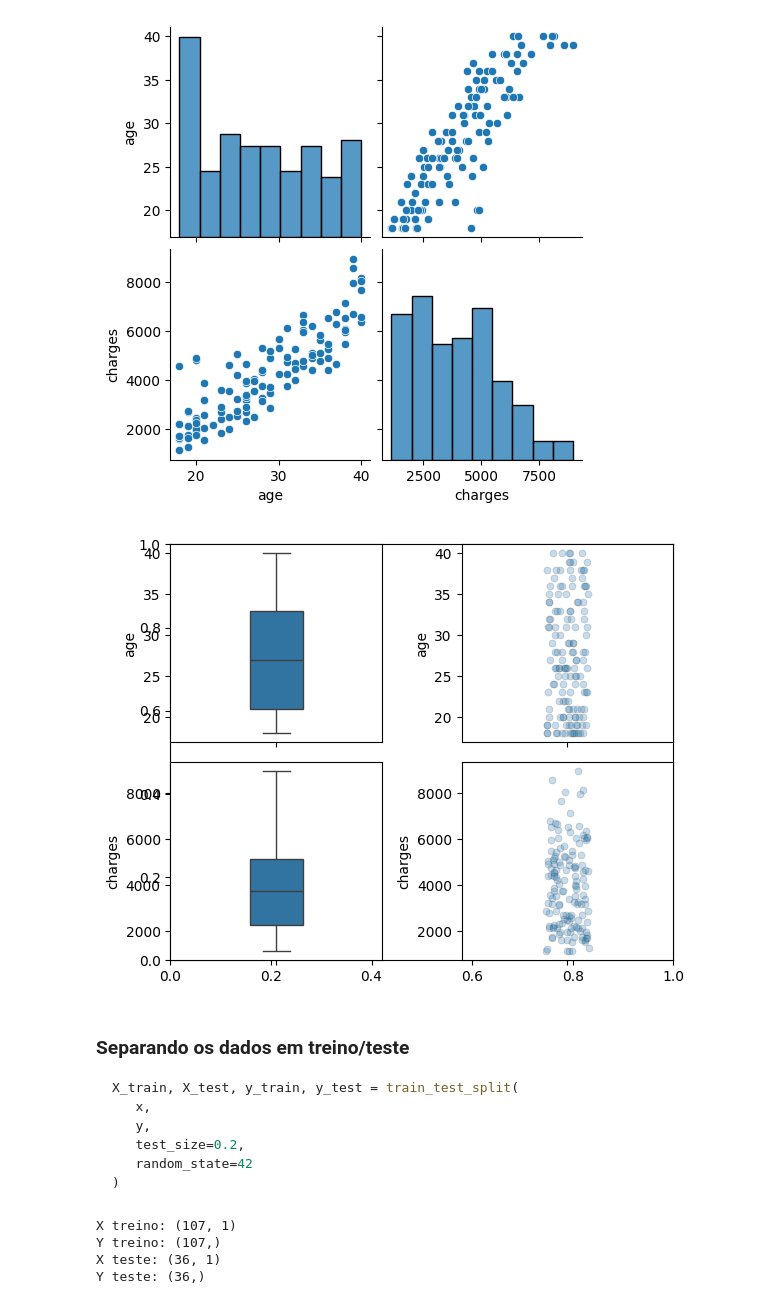
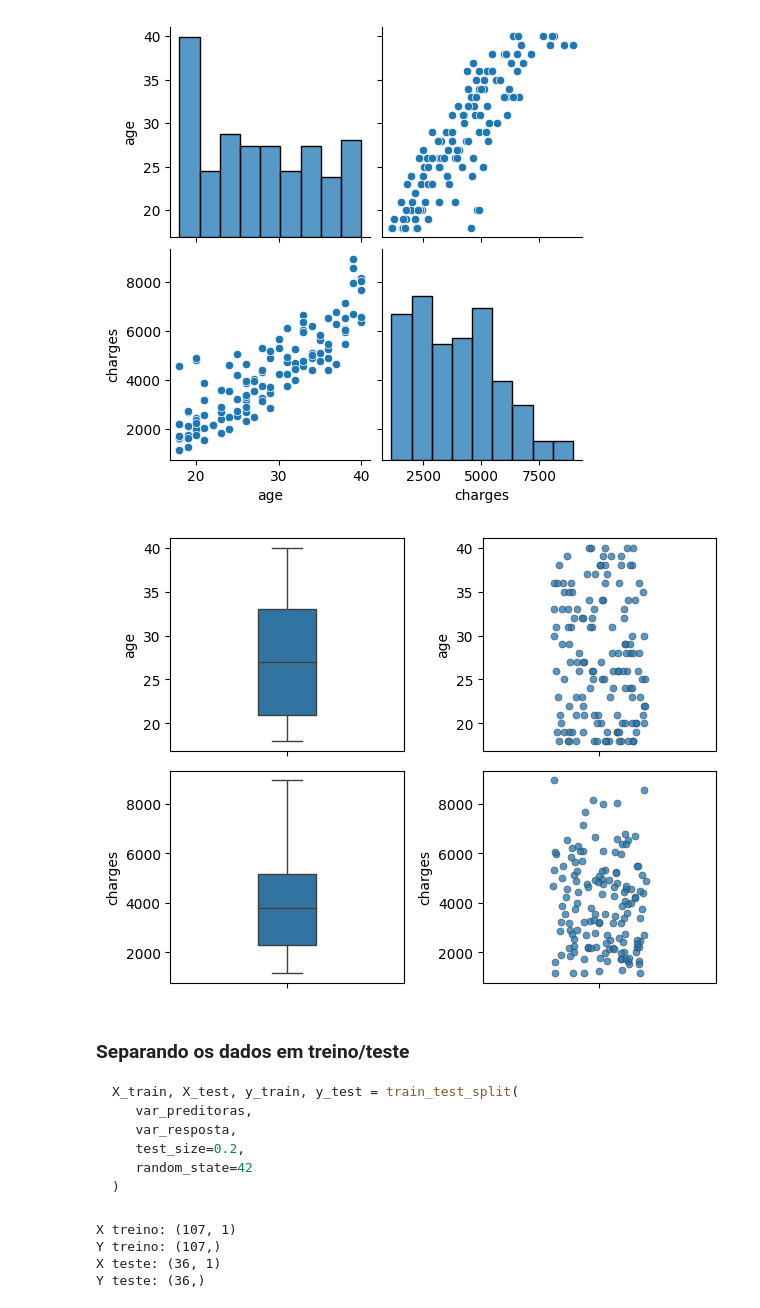
Before and after one commit to OviedoVR/ML_especializacao_2025, a Jupyter notebook: notebooks/regressao.ipynb, the cells around one changed output. Saved outputs shown, nothing was run; the diff lists cells and outputs as text; code cells hidden in the pictures.

````diff
--- a/notebooks/regressao.ipynb
+++ b/notebooks/regressao.ipynb
@@ -120,25 +119,21 @@ sns.pairplot(data=insurance)
 <seaborn.axisgrid.PairGrid at 0x...>
 [figure]
 # %%
-fig, ax = plt.subplots()
-plt.subplot(2,2,1)
-sns.boxplot(data=insurance, y='age', width=0.25)
-plt.subplot(2,2,2)
-sns.stripplot(data=insurance, y='age', alpha=0.25, linewidth=0.5)
-plt.subplot(2,2,3)
-sns.boxplot(data=insurance, y='charges', width=0.25)
-plt.subplot(2,2,4)
-sns.stripplot(data=insurance, y='charges', alpha=0.25, linewidth=0.5)
+fig, ax = plt.subplots(2,2)
+sns.boxplot(data=insurance, y='age', width=0.25, ax=ax[0,0])
+sns.stripplot(data=insurance, y='age', alpha=0.75, jitter=0.2, linewidth=0.5, ax=ax[0,1])
+sns.boxplot(data=insurance, y='charges', width=0.25, ax=ax[1,0])
+sns.stripplot(data=insurance, y='charges', alpha=0.75, jitter=0.2, linewidth=0.5, ax=ax[1,1])
 plt.tight_layout();
 # %% [output]
-[figure, old version]
+[figure, new version]
 # %% [markdown]
 ### **Separando os dados em treino/teste**
 
 ```python
 X_train, X_test, y_train, y_test = train_test_split(
-   x,
-   y,
+   var_preditoras,
+   var_resposta,
    test_size=0.2,
    random_state=42
 )
````
Also changed, not shown: parts of 18 cells of this notebook.
